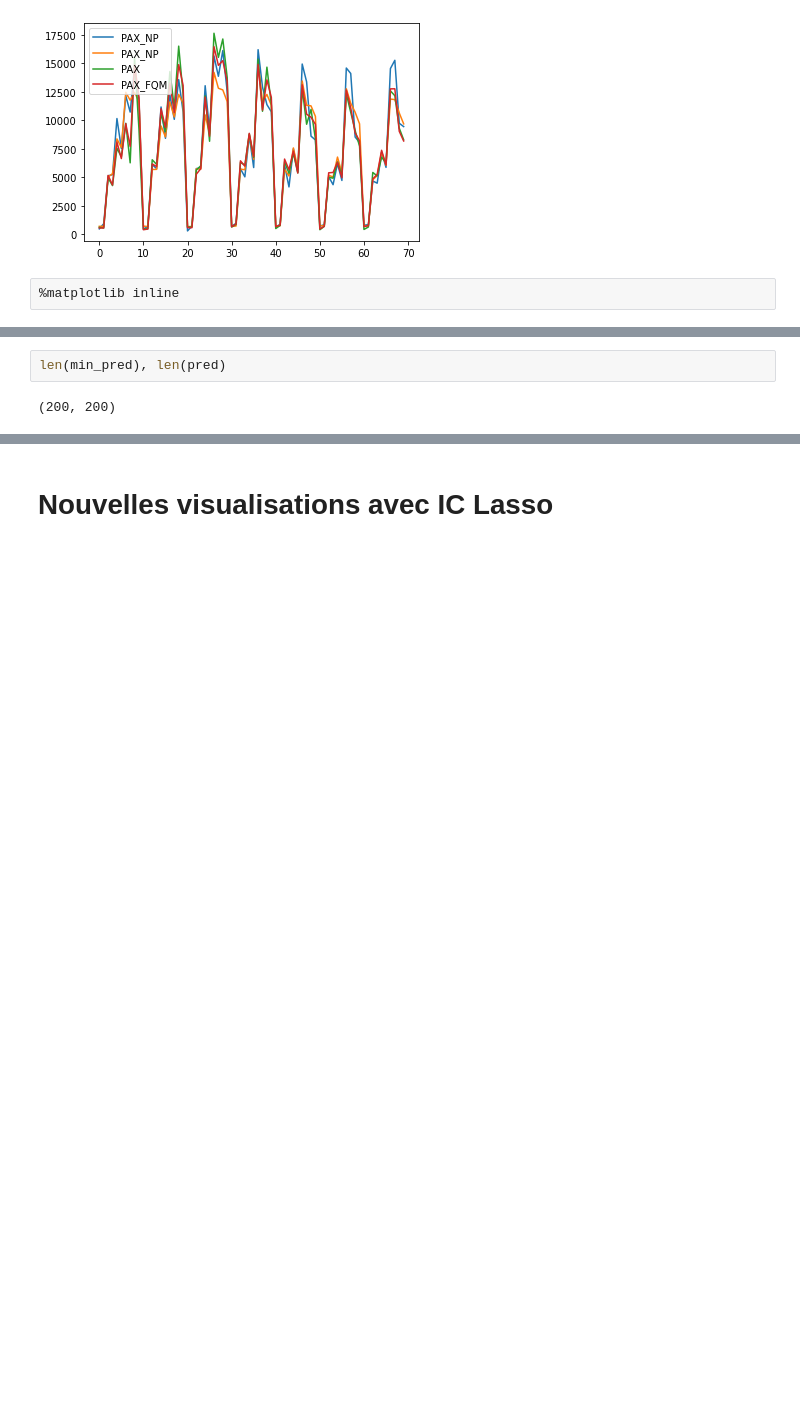
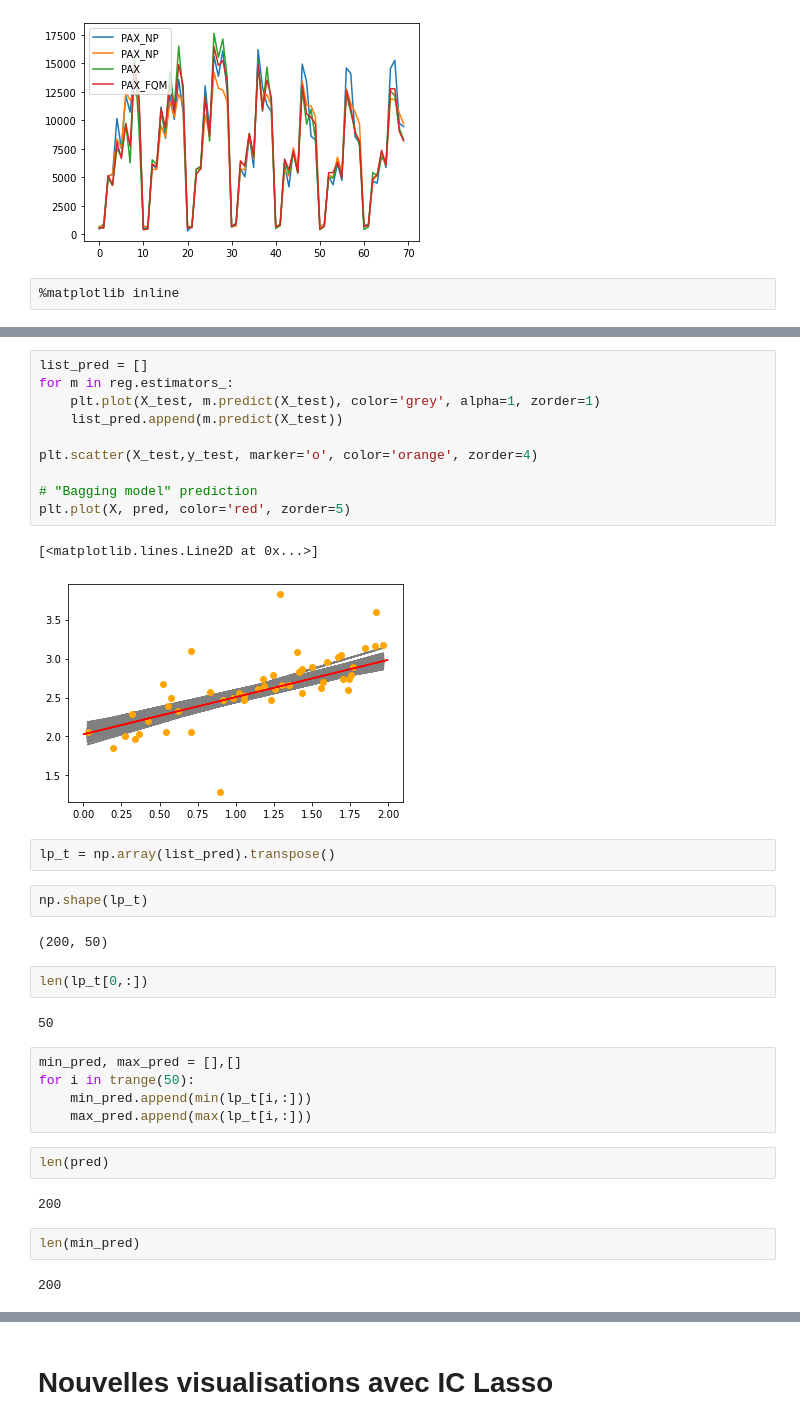
Before and after one commit to erialc-cal/StatApp_2020, a Jupyter notebook: Modélisation/Comparaisons previsions.ipynb, the cells around one changed output, grey strips where cells are left out. Cells and saved outputs as stored; diff of their text form; blank space fills up the shorter version.

```diff
--- a/Modélisation/Comparaisons previsions.ipynb
+++ b/Modélisation/Comparaisons previsions.ipynb
@@ -217,4 +305,36 @@ ax.legend();
+# %%
+list_pred = []
+for m in reg.estimators_:
+    plt.plot(X_test, m.predict(X_test), color='grey', alpha=1, zorder=1)
+    list_pred.append(m.predict(X_test))
+
+plt.scatter(X_test,y_test, marker='o', color='orange', zorder=4)
+
+# "Bagging model" prediction
+plt.plot(X, pred, color='red', zorder=5)
+# %% [output]
+[<matplotlib.lines.Line2D at 0x...>]
+[figure, added]
+# %%
+lp_t = np.array(list_pred).transpose()
+# %%
+np.shape(lp_t)
+# %% [output]
+(200, 50)
+# %%
+len(lp_t[0,:])
+# %% [output]
+50
+# %%
+min_pred, max_pred = [],[]
+for i in trange(50):
+    min_pred.append(min(lp_t[i,:]))
+    max_pred.append(max(lp_t[i,:]))
 # %%
-len(min_pred), len(pred)
+len(pred)
 # %% [output]
-(200, 200)
+200
+# %%
+len(min_pred)
+# %% [output]
+200
```
Also changed, not shown: parts of 31 cells of this notebook, 1 other file.
